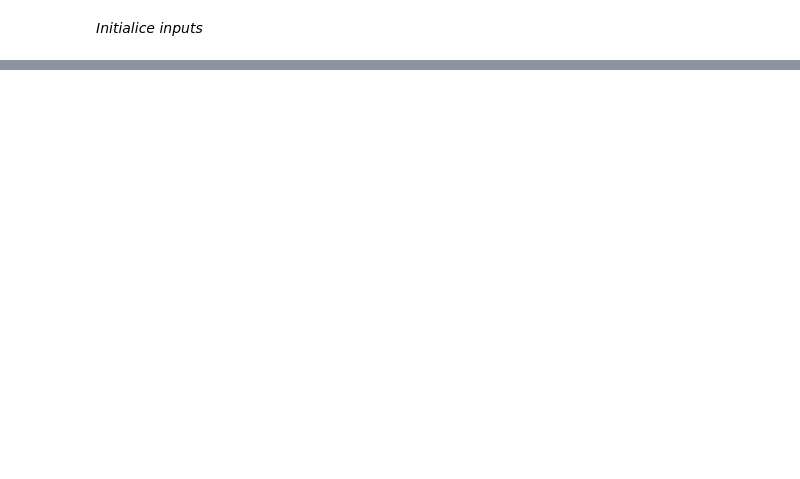
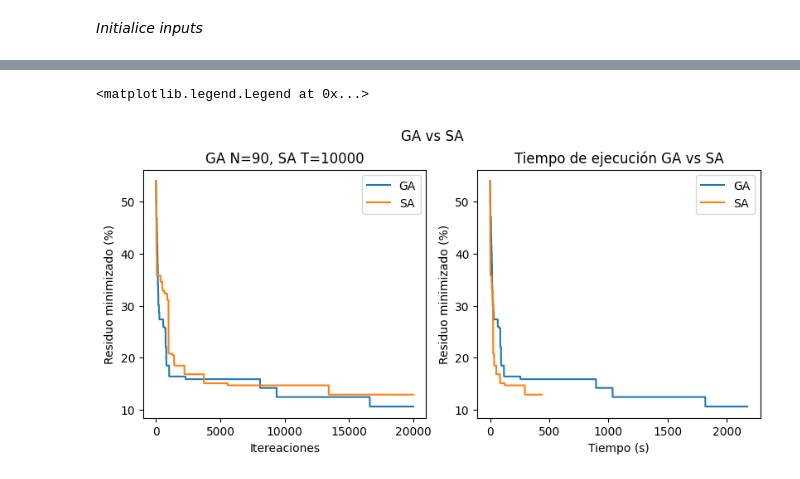
Before and after one commit to vladiH/optimizacion_corte, a Jupyter notebook: main.ipynb, the cells around one changed output, grey strips where cells are left out. Drawn from its saved outputs; the diff is of its cells as text; code cells hidden in the pictures; blank space fills up the shorter version.

```diff
--- a/main.ipynb
+++ b/main.ipynb
@@ -39,0 +9,12 @@ fittnes = a.run(bin_dims,2,20,0.8, 4000)
+# %%
+#number of bins
+n = 50
+#min size of some bin
+min_size = 1
+#max size of some bin
+max_size = 10
+#initialice random inputs
+bin_dims = utils.generate_input(n,min_size,max_size)
+#[width, height]
+# bin_dims = [([4,1],'1'),([1,2],'2'),([4,3],'3'),([4,3],'4'),([1,2],'5'),([2,2],'6'),([2,2],'7'),([4,1],'8')]
+print(bin_dims)
@@ -136,0 +192,22 @@ fittnes[:5]
+# %%
+xga = np.arange(0, len(ga_aptitudes))
+xsa = np.arange(0, len(sa_aptitudes))
+# Create four polar axes and access them through the returned array
+fig, axs = plt.subplots(1, 2, figsize=(8, 4), sharex=False, constrained_layout = True)
+fig.suptitle('GA vs SA')
+
+# axs[0, 0].set_ylim([0, 100])
+axs[0].set_title('GA N={}, SA T={}'.format(generation, t))
+axs[0].set(xlabel='Itereaciones', ylabel='Residuo minimizado (%)')
+axs[0].plot(xga, ga_aptitudes, label='GA')
+axs[0].plot(xsa, sa_aptitudes, label='SA')
+axs[0].legend(loc='upper right')
+
+axs[1].set_title('Tiempo de ejecución GA vs SA')
+axs[1].set(xlabel='Tiempo (s)', ylabel='Residuo minimizado (%)')
+axs[1].plot(ga_time,ga_aptitudes, label='GA')
+axs[1].plot(sa_time,sa_aptitudes, label='SA')
+axs[1].legend(loc='upper right')
+# %% [output]
+<matplotlib.legend.Legend at 0x...>
+[figure, added]
```
Also changed, not shown: parts of 31 cells of this notebook, 5 other files.
